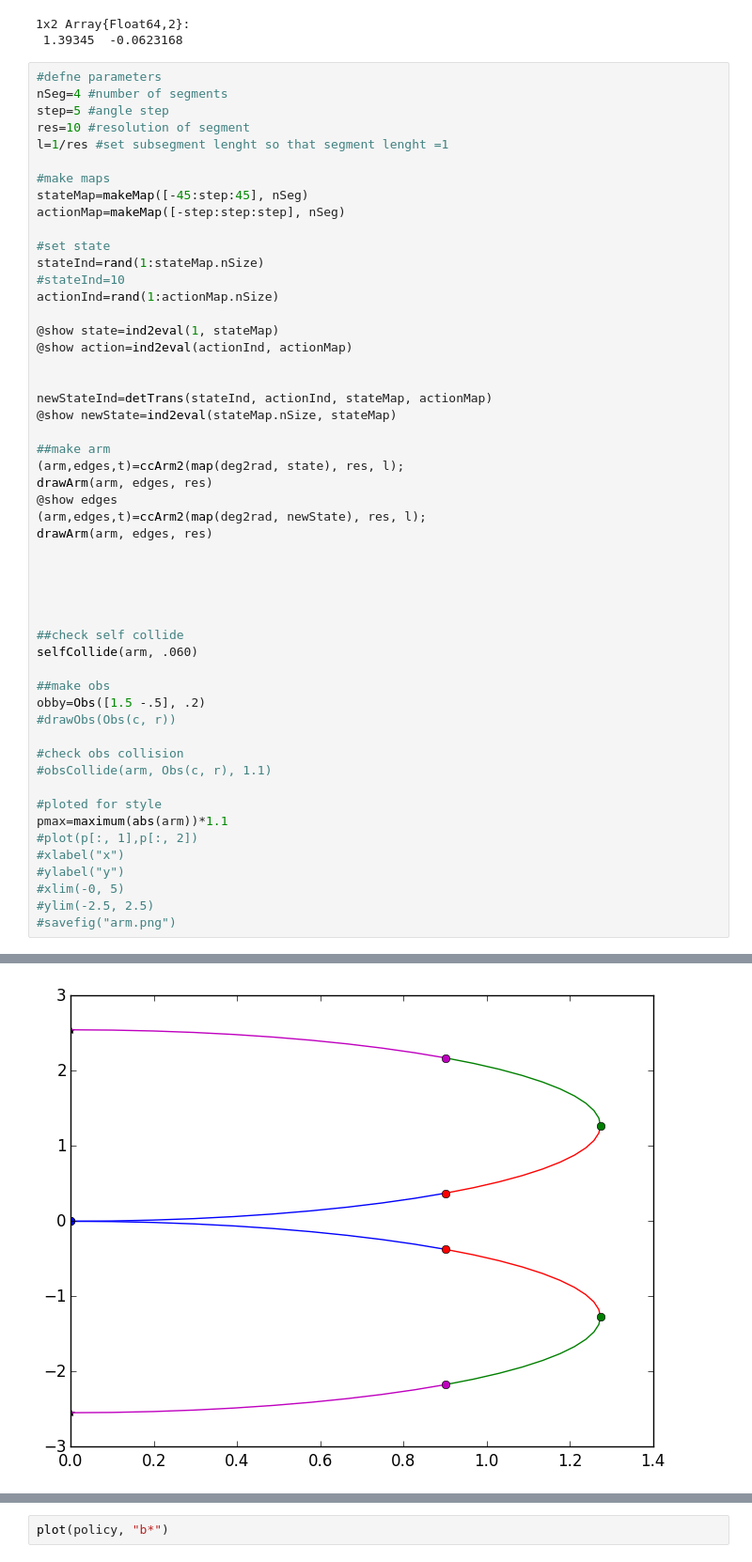
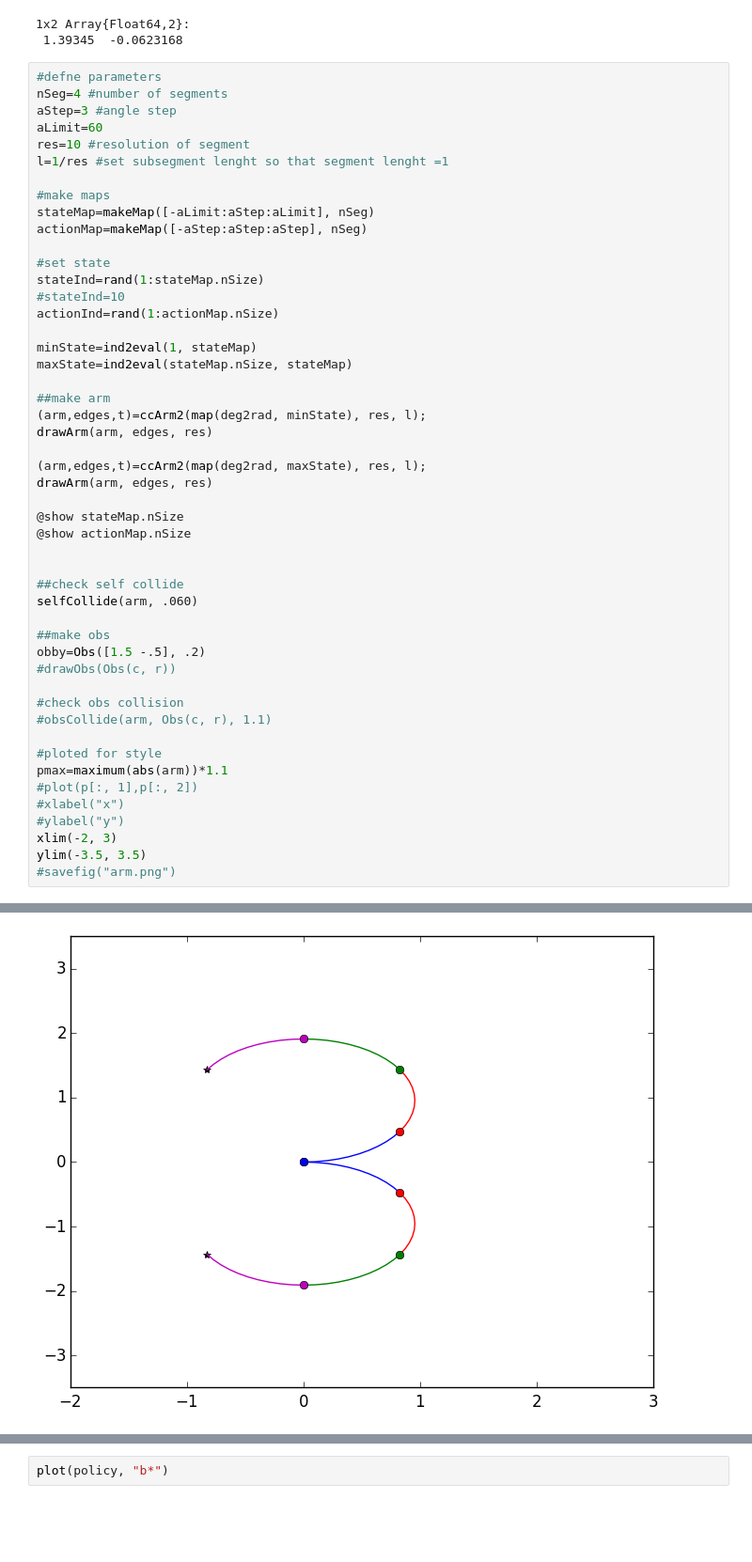
Before and after one commit to k2shah/FLOOP, a Jupyter notebook: KS-sandbox.ipynb, the cells around one changed output, grey strips where cells are left out. Shown at 94% size. Saved outputs shown, nothing was run; the diff lists cells and outputs as text; blank space fills up the shorter version.

```diff
--- a/KS-sandbox.ipynb
+++ b/KS-sandbox.ipynb
@@ -20,35 +20,32 @@ arm=ccQuick(map(deg2rad, state), l)[end,:]
 # %%
 #defne parameters
 nSeg=4 #number of segments
-step=5 #angle step
+aStep=3 #angle step
+aLimit=60
 res=10 #resolution of segment
 l=1/res #set subsegment lenght so that segment lenght =1
 
 #make maps
-stateMap=makeMap([-45:step:45], nSeg)
-actionMap=makeMap([-step:step:step], nSeg)
+stateMap=makeMap([-aLimit:aStep:aLimit], nSeg)
+actionMap=makeMap([-aStep:aStep:aStep], nSeg)
 
 #set state
 stateInd=rand(1:stateMap.nSize)
 #stateInd=10
 actionInd=rand(1:actionMap.nSize)
 
-@show state=ind2eval(1, stateMap)
-@show action=ind2eval(actionInd, actionMap)
-
-
-newStateInd=detTrans(stateInd, actionInd, stateMap, actionMap)
-@show newState=ind2eval(stateMap.nSize, stateMap)
+minState=ind2eval(1, stateMap)
+maxState=ind2eval(stateMap.nSize, stateMap)
 
 ##make arm
-(arm,edges,t)=ccArm2(map(deg2rad, state), res, l);
-drawArm(arm, edges, res)
-@show edges
-(arm,edges,t)=ccArm2(map(deg2rad, newState), res, l);
+(arm,edges,t)=ccArm2(map(deg2rad, minState), res, l);
 drawArm(arm, edges, res)
 
+(arm,edges,t)=ccArm2(map(deg2rad, maxState), res, l);
+drawArm(arm, edges, res)
 
-
+@show stateMap.nSize
+@show actionMap.nSize
 
 
 ##check self collide
@@ -66,7 +63,7 @@ pmax=maximum(abs(arm))*1.1
 #plot(p[:, 1],p[:, 2])
 #xlabel("x")
 #ylabel("y")
-#xlim(-0, 5)
-#ylim(-2.5, 2.5)
+xlim(-2, 3)
+ylim(-3.5, 3.5)
 #savefig("arm.png")
 # %% [output]
@@ -83,2 +72,2 @@ Generated Arm wth 4 segments
 no self collsions founds
-[figure, old version]
+[figure, new version]
```
Also changed, not shown: parts of 11 cells of this notebook, 25 other files.
